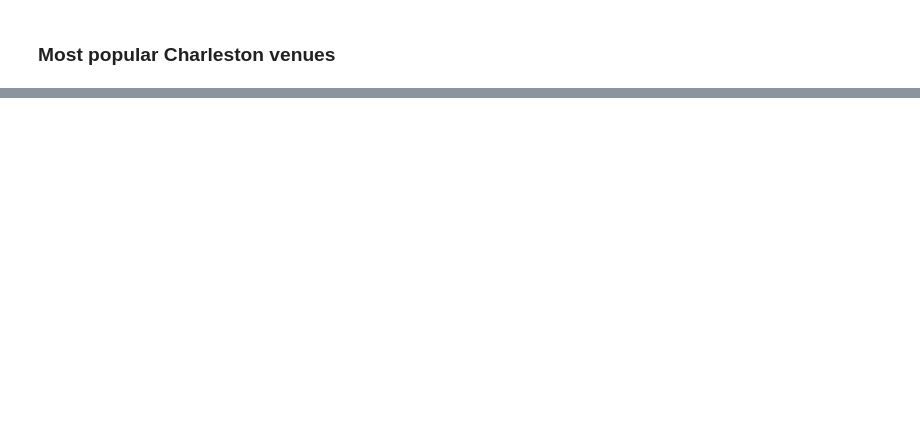
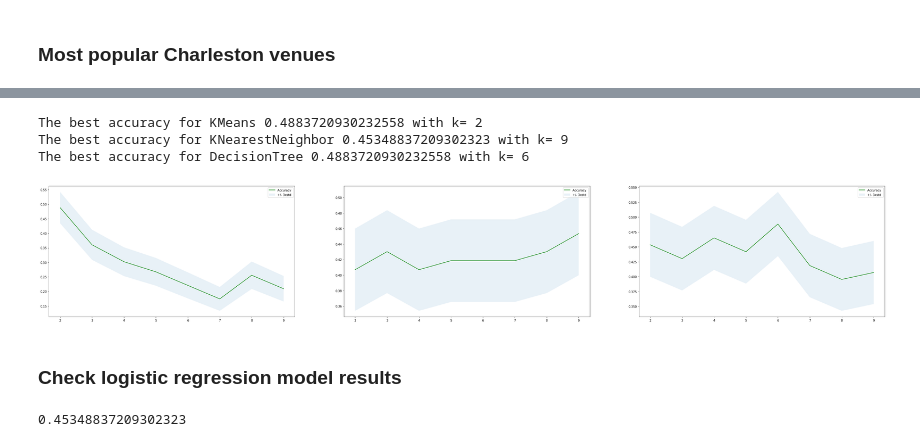
Before and after one commit to bustedware/Coursera_Capstone, a Jupyter notebook: Coursera_Capstone.ipynb, the cells around one changed output, grey strips where cells are left out. Drawn from its saved outputs; the diff is of its cells as text; code cells hidden in the pictures; blank space fills up the shorter version.

```diff
--- a/Coursera_Capstone.ipynb
+++ b/Coursera_Capstone.ipynb
@@ -332,0 +421,8 @@ map_wv[1]['most_popular'].head()
+# %%
+from sklearn.preprocessing import LabelEncoder
+huntington_and_charleston_venues=pd.concat([map_wv[0]['venues'],map_wv[1]['venues']])
+labelencoder = LabelEncoder()
+huntington_and_charleston_venues['category_id']=labelencoder.fit_transform(huntington_and_charleston_venues['Venue Category'])
+huntington_and_charleston_venues['city_id']=labelencoder.fit_transform(huntington_and_charleston_venues['City'])
+huntington_and_charleston_venues['zipcode_id']=labelencoder.fit_transform(huntington_and_charleston_venues['Zip Code'])
+huntington_and_charleston_venues.head()
@@ -332,0 +487,72 @@ map_wv[1]['most_popular'].head()
+# %%
+import matplotlib.pyplot as plt
+from sklearn.model_selection import train_test_split
+from sklearn.neighbors import KNeighborsClassifier
+from sklearn.tree import DecisionTreeClassifier
+from sklearn import svm
+from sklearn import metrics
+
+#X=huntington_and_charleston_merged[['category_id','1st Most Common Venue']]
+X=huntington_and_charleston_merged[['category_id']]
+y=huntington_and_charleston_merged['city_id'].values
+
+X_train, X_test, y_train, y_test = train_test_split( X, y, test_size=0.3, random_state=4)
+
+#find best k
+Ks = 10
+KsMin=2
+classifiers=[
+    {'mean_acc':np.zeros((Ks-KsMin)),'std_acc':np.zeros((Ks-KsMin)),'label':'kmeans'},
+    {'mean_acc':np.zeros((Ks-KsMin)),'std_acc':np.zeros((Ks-KsMin)),'label':'kneighbors'},
+    {'mean_acc':np.zeros((Ks-KsMin)),'std_acc':np.zeros((Ks-KsMin)),'label':'decisiontree'},
+]
+
+for n in range(KsMin,Ks):
+    classifierkm = KMeans(n_clusters=n, random_state=0).fit(X_train,y_train)
+    yhat=classifierkm.predict(X_test)
+    classifiers[0]['mean_acc'][n-KsMin] = metrics.accuracy_score(y_test, yhat)
+    classifiers[0]['std_acc'][n-KsMin]=np.std(yhat==y_test)/np.sqrt(yhat.shape[0])
+    classifierknn = KNeighborsClassifier(n_neighbors = n).fit(X_train,y_train)
+    yhat=classifierknn.predict(X_test)
+    classifiers[1]['mean_acc'][n-KsMin] = metrics.accuracy_score(y_test, yhat)
+    classifiers[1]['std_acc'][n-KsMin]=np.std(yhat==y_test)/np.sqrt(yhat.shape[0])
+    classifierdt = DecisionTreeClassifier(criterion="entropy", max_depth = n).fit(X_train,y_train)
+    yhat=classifierdt.predict(X_test)
+    classifiers[2]['mean_acc'][n-KsMin] = metrics.accuracy_score(y_test, yhat)
+    classifiers[2]['std_acc'][n-KsMin]=np.std(yhat==y_test)/np.sqrt(yhat.shape[0])
+
+
+fig, axes = plt.subplots(nrows=1, ncols=3, figsize=(50, 8))
+axes[0].plot(range(KsMin,Ks),classifiers[0]['mean_acc'],'g')
+axes[0].fill_between(range(KsMin,Ks),classifiers[0]['mean_acc'] - 1 * classifiers[0]['std_acc'],classifiers[0]['mean_acc'] + 1 * classifiers[0]['std_acc'], alpha=0.10)
+axes[0].legend(('Accuracy ', '+/- 3xstd'))
+
+axes[1].plot(range(KsMin,Ks),classifiers[1]['mean_acc'],'g')
+axes[1].fill_between(range(KsMin,Ks),classifiers[1]['mean_acc'] - 1 * classifiers[1]['std_acc'],classifiers[1]['mean_acc'] + 1 * classifiers[1]['std_acc'], alpha=0.10)
+axes[1].legend(('Accuracy ', '+/- 3xstd'))
+
+axes[2].plot(range(KsMin,Ks),classifiers[2]['mean_acc'],'g')
+axes[2].fill_between(range(KsMin,Ks),classifiers[2]['mean_acc'] - 1 * classifiers[2]['std_acc'],classifiers[2]['mean_acc'] + 1 * classifiers[2]['std_acc'], alpha=0.10)
+axes[2].legend(('Accuracy ', '+/- 3xstd'))
+
+print("The best accuracy for KMeans", classifiers[0]['mean_acc'].max(), "with k=", classifiers[0]['mean_acc'].argmax()+KsMin)
+print("The best accuracy for KNearestNeighbor", classifiers[1]['mean_acc'].max(), "with k=", classifiers[1]['mean_acc'].argmax()+KsMin)
+print("The best accuracy for DecisionTree", classifiers[2]['mean_acc'].max(), "with k=", classifiers[2]['mean_acc'].argmax()+KsMin)
+# %% [output]
+The best accuracy for KMeans 0.4883720930232558 with k= 2
+The best accuracy for KNearestNeighbor 0.45348837209302323 with k= 9
+The best accuracy for DecisionTree 0.4883720930232558 with k= 6
+[figure, added]
+# %% [markdown]
+### Check logistic regression model results
+# %%
+from sklearn.linear_model import LogisticRegression
+from sklearn.metrics import confusion_matrix
+LR = LogisticRegression(C=0.1, solver='liblinear').fit(X_train,y_train)
+yhat = LR.predict(X_test)
+yhat_prob = LR.predict_proba(X_test)
+metrics.accuracy_score(y_test, yhat)
+#from sklearn.metrics import log_loss
+#log_loss(y_test, yhat_prob)
+# %% [output]
+0.45348837209302323
```
Also changed, not shown: parts of 22 cells of this notebook.
